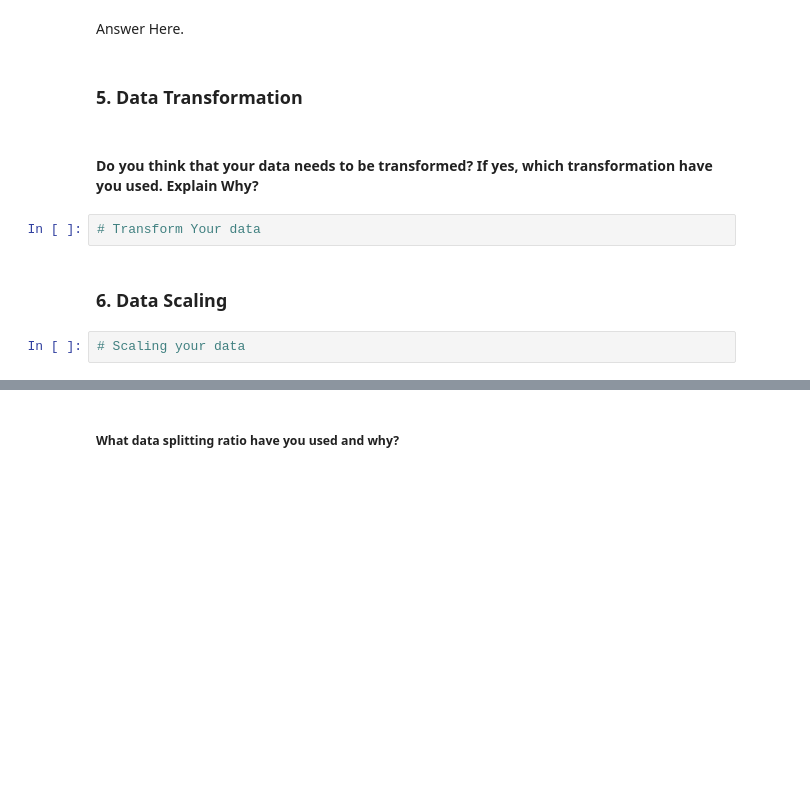
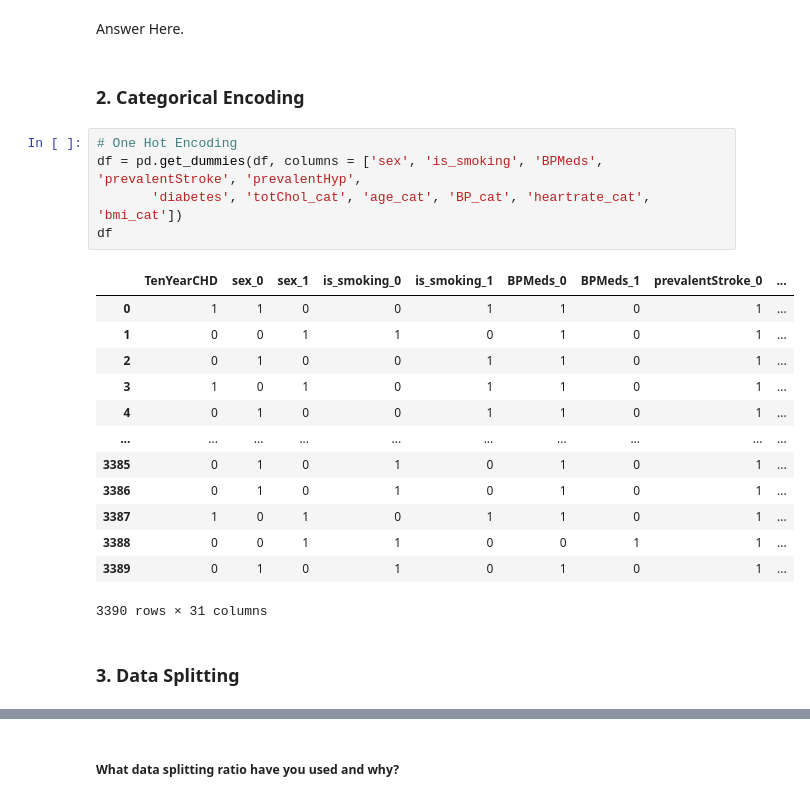
Before and after one commit to Mihirgupta2001/Classification-Capstone-Project, a Jupyter notebook: Classification_Capstone_Project.ipynb, the cells around one changed output, grey strips where cells are left out. Cells and saved outputs as stored; diff of their text form; blank space fills up the shorter version.

```diff
--- a/Classification_Capstone_Project.ipynb
+++ b/Classification_Capstone_Project.ipynb
@@ -979,13 +1089,26 @@ Answer Here.
 ##### Which all features you found important and why?
 # %% [markdown]
 Answer Here.
+# %% [markdown]
+### 2. Categorical Encoding
+# %%
+# One Hot Encoding
+df = pd.get_dummies(df, columns = ['sex', 'is_smoking', 'BPMeds', 'prevalentStroke', 'prevalentHyp',
+       'diabetes', 'totChol_cat', 'age_cat', 'BP_cat', 'heartrate_cat', 'bmi_cat'])
+df
+# %% [output]
+|  | TenYearCHD | sex_0 | sex_1 | is_smoking_0 | is_smoking_1 | BPMeds_0 | BPMeds_1 | prevalentStroke_0 | ... |
+| 0 | 1 | 1 | 0 | 0 | 1 | 1 | 0 | 1 | ... |
+| 1 | 0 | 0 | 1 | 1 | 0 | 1 | 0 | 1 | ... |
+| 2 | 0 | 1 | 0 | 0 | 1 | 1 | 0 | 1 | ... |
+| 3 | 1 | 0 | 1 | 0 | 1 | 1 | 0 | 1 | ... |
+| 4 | 0 | 1 | 0 | 0 | 1 | 1 | 0 | 1 | ... |
+| ... | ... | ... | ... | ... | ... | ... | ... | ... | ... |
+| 3385 | 0 | 1 | 0 | 1 | 0 | 1 | 0 | 1 | ... |
+| 3386 | 0 | 1 | 0 | 1 | 0 | 1 | 0 | 1 | ... |
+| 3387 | 1 | 0 | 1 | 0 | 1 | 1 | 0 | 1 | ... |
+| 3388 | 0 | 0 | 1 | 1 | 0 | 0 | 1 | 1 | ... |
+| 3389 | 0 | 1 | 0 | 1 | 0 | 1 | 0 | 1 | ... |
+3390 rows × 31 columns
 # %% [markdown]
-### 5. Data Transformation
+### 3. Data Splitting
-# %% [markdown]
-#### Do you think that your data needs to be transformed? If yes, which transformation have you used. Explain Why?
-# %%
-# Transform Your data
-# %% [markdown]
-### 6. Data Scaling
-# %%
-# Scaling your data
```
Also changed, not shown: parts of 96 cells of this notebook.
